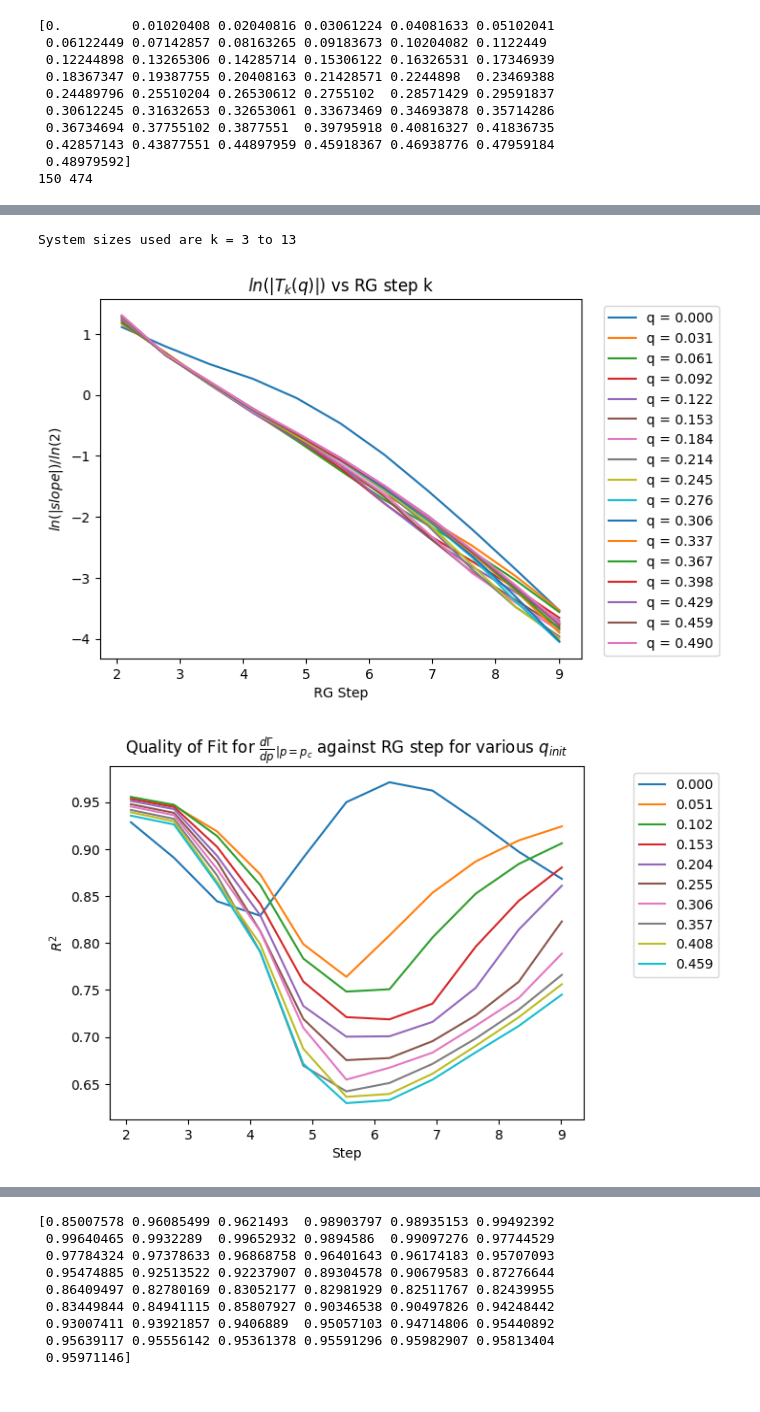
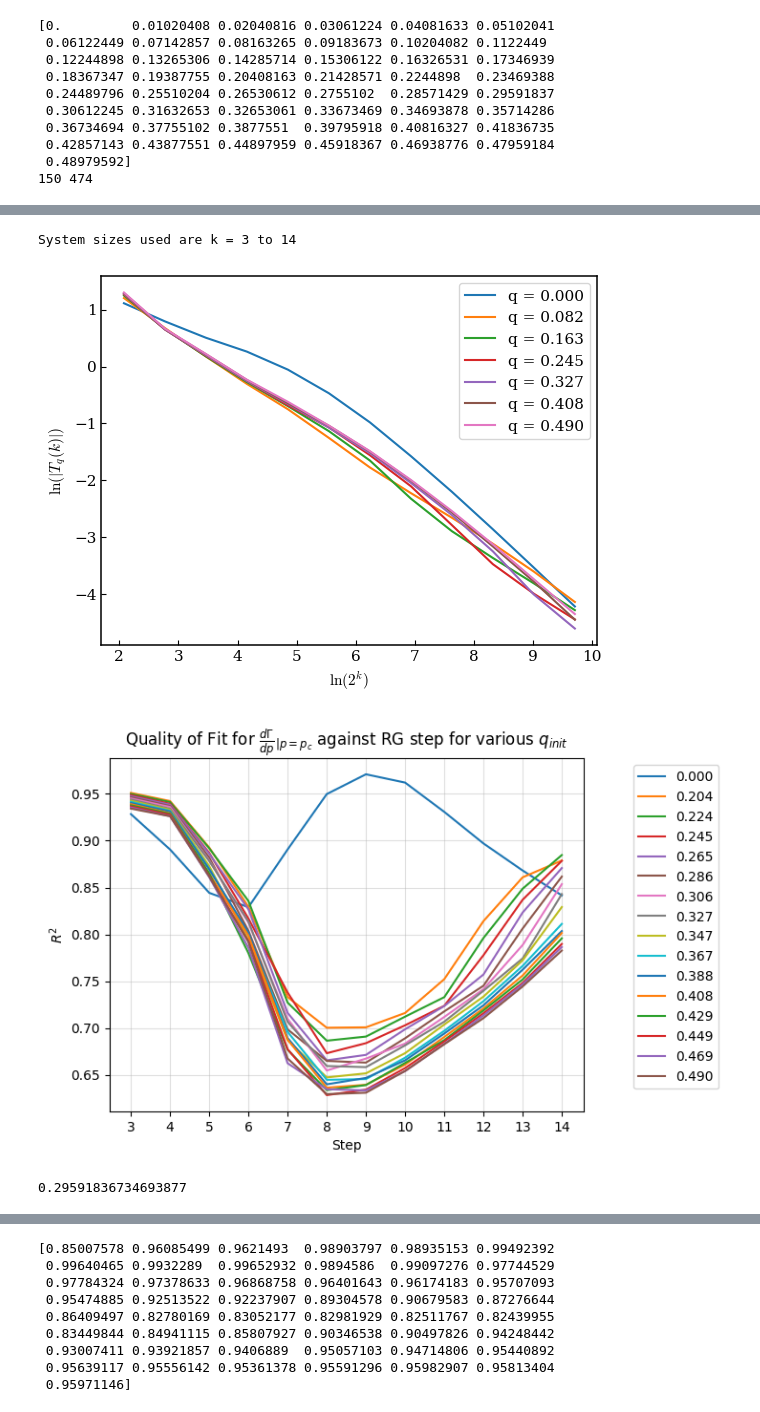
Before and after one commit to Sarkar-shreyas/PX402-RGCC, a Jupyter notebook: test_qshe.ipynb, the cells around one changed output, grey strips where cells are left out. Saved outputs shown, nothing was run; the diff lists cells and outputs as text; code cells hidden in the pictures.

Commit message:
updated error calc and nu plotting

```diff
--- a/test_qshe.ipynb
+++ b/test_qshe.ipynb
@@ -1709,8 +1724,8 @@ plot_stream(gs, qs, 3, 4, p_vel, q_vel, streamplotdir, contours=False, save=Fals
 # %% [markdown]
 ### Check grid flow
 # %%
-gridstep = 1
+gridstep = 14
 for i in range(0, numsteps-1, gridstep):
     close_old_plots()
     if i + gridstep < numsteps:
-        grid_coords(gs, qs, pdata, qdata, 30, i, i+gridstep, plotdir, False)
+        grid_coords(gs, qs, pdata, qdata, 20, i, i+gridstep, plotdir, True, False)
@@ -1930,7 +1978,7 @@ print(val_start, val_end)
 savecrossings = False
 showcrossing = False
 crossingstep = 2
-endcrossing = 14
+endcrossing = 15
 crossings = plot_crossings(zdata[:, :, :, 0], gs[::], qgamma, numsteps, crossingstep, endcrossing, val_start, val_end, plotdir, savecrossings, showcrossing)
 # crossings = plot_crossings(gammas, gs, qgamma, numsteps, crossingstep, endcrossing, val_start, val_end, plotdir, savecrossings, showcrossing)
 # %% [output]
@@ -2069,44 +2112,63 @@ i = 0
 # Get the slopes for all q and n
 slopes = np.empty(shape=(qgamma.size, endcrossing-crossingstep-1))
 gammar2s = np.empty(shape=(qgamma.size, endcrossing-crossingstep-1))
+pcs = fits[:, :-1]
+pc = np.mean(pcs, axis=1)
+sigmapc = np.std(pcs, axis=1)
 for q in range(qgamma.size):
     for k in range(endcrossing-crossingstep-1):
-        # slopes[q, k] = gamma_slope(gs, zdata[q, :, k, 0], crossings[q, k], 10, 2)
-        # slopes[q, k] = gamma_slope(gs[::], gammas[q, :, k], crossings[q, k], 10, 2)
-        slopes[q, k], gammar2s[q, k] = gamma_slope(gs[::], gammas[q, :, k], crossings[q, k], 10, 2)
-        # slopes[q, k], gammar2s[q, k] = gamma_slope(gs[::], zdata[q, :, k, 0], crossings[q, k], 10, 2)
+        slopes[q, k], gammar2s[q, k] = gamma_slope(gs[::], gammas[q, :, k], pc[q], 10, 2)
+        # slopes[q, k], gammar2s[q, k] = gamma_slope(gs[::], zdata[q, :, k, 0], pc[q], 10, 2)
+# for q in range(qgamma.size):
+#     for k in range(endcrossing-crossingstep-1):
+#         # slopes[q, k] = gamma_slope(gs, zdata[q, :, k, 0], crossings[q, k], 10, 2)
+#         # slopes[q, k] = gamma_slope(gs[::], gammas[q, :, k], crossings[q, k], 10, 2)
+#         slopes[q, k], gammar2s[q, k] = gamma_slope(gs[::], gammas[q, :, k], crossings[q, k], 4, 2)
+#         # slopes[q, k], gammar2s[q, k] = gamma_slope(gs[::], zdata[q, :, k, 0], crossings[q, k], 10, 2)
 # print(crossings[:, -1]/(1-qgamma))
 # plt.plot(qgamma, crossings[:, -1]/(1-qgamma))
 # plt.show()
 # %%
 actual_k = np.array(range(crossingstep+1, slopes.shape[1]+crossingstep+1))
 sys_size = np.array([2**(i) for i in actual_k])
 print(f"System sizes used are k = {crossingstep+1} to {slopes.shape[1]+crossingstep}")
 # Set T_k(q) = dGamma/dp at p = p_c for all q at a particular step k.
-for q in range(0,qgamma.size, 3):
-    # plt.plot(actual_k, np.abs(slopes[q, :]), label=f"q = {qgamma[q]:.3f}")
+for q in range(0,qgamma.size, 8):
+    # plt.plot(actual_k, np.log(slopes[q, :]), label=f"q = {qgamma[q]:.3f}")
     # plt.plot(np.log(sys_size), np.log(np.abs(slopes[q, :])), label=f"q = {qgamma[q]:.3f}")
     plt.plot(np.log(sys_size), np.log(np.abs(slopes[q, :])), label=f"q = {qgamma[q]:.3f}")
-plt.xlabel("RG Step")
-plt.ylabel(r"$ln(|slope|)/ln(2)$")
-plt.title(r"$ln(|T_k(q)|)$ vs RG step k")
-plt.legend(loc = "upper right", bbox_to_anchor=(1.3, 1.0))
+# plt.xticks(actual_k)
+plt.xlabel(r"$\ln(2^k)$")
+# plt.xticks(actual_k)
+# plt.xscale("log")
+plt.ylabel(r"$\ln(|T_q(k)|)$")
+# plt.title(r"$\ln(|T_q(k)|)$ vs RG step k")
+# plt.legend(loc = "upper right", bbox_to_anchor=(1.3, 1.0))
+plt.legend(loc="upper right")
 # plt.savefig(f"{plotdir}/Nu/slopes_vs_steps.png", dpi=150, bbox_inches="tight")
+plt.savefig("./report/logfit.pdf", dpi=150, bbox_inches="tight")
 plt.show()
 # %% [output]
-System sizes used are k = 3 to 13
+System sizes used are k = 3 to 14
-[figure, old version]
+[figure, new version]
 # %%
-for q in range(0, qgamma.size, 5):
-    plt.plot(np.log(sys_size), gammar2s[q, :], label=f"{qgamma[q]:.3f}")
+# for q in range(0, qgamma.size, 2):
+for q in ([0] + list(range(19, qgamma.size)))[::2]:
+    plt.plot(actual_k, gammar2s[q, :], label=f"{qgamma[q]:.3f}")
+plt.xticks(actual_k)
 plt.xlabel("Step")
 plt.ylabel(r"$R^2$")
 plt.legend(loc="upper right", bbox_to_anchor = (1.3, 1.0))
+plt.grid(alpha=0.4)
 plt.title(r"Quality of Fit for $\frac{d\Gamma}{dp}_{|p=p_c}$ against RG step for various $q_{init}$")
 # Conclusion - steps 2 or 3 must be the start, steps 7-9 should be the end.
 # This is a check for the gradient at p = p_c for a step number, i.e at a certain system size.
 plt.show()
 # %% [output]
-[figure, old version]
+[figure, new version]
+# %%
+print(qgamma[29])
+# %% [output]
+0.29591836734693877
 # %%
 # I have the slopes of dGamma/dp at p = p_c.
```
Also changed, not shown: parts of 37 cells of this notebook.
